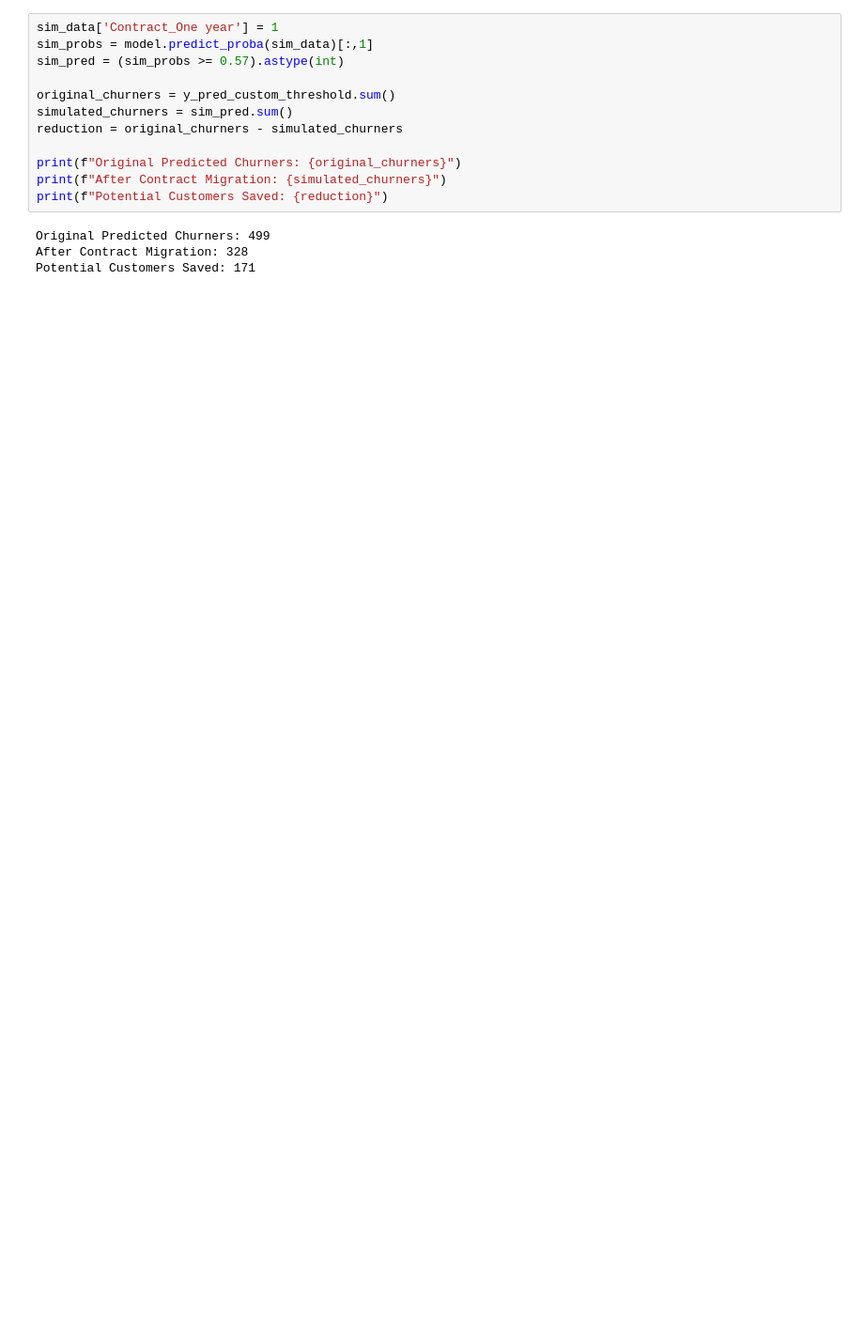
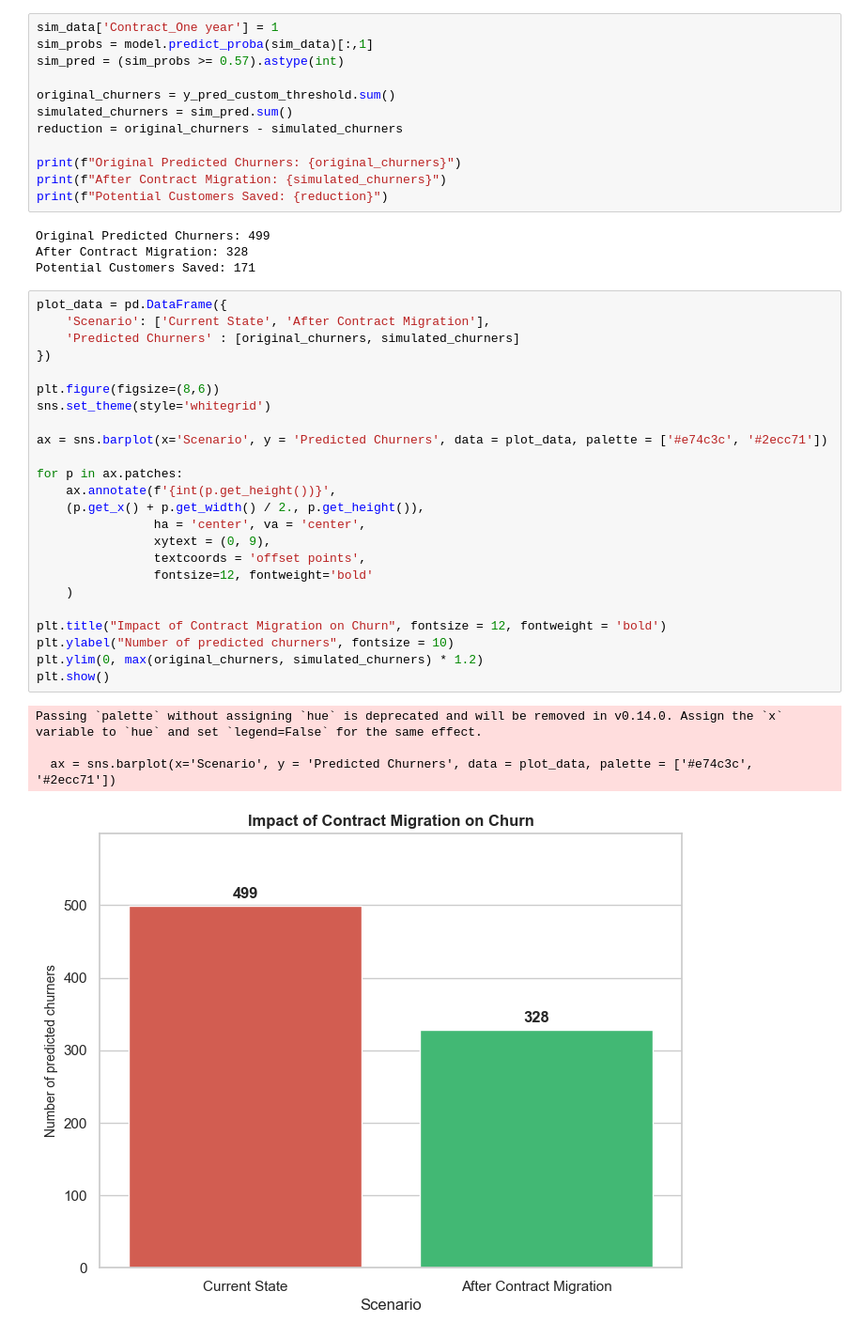
Before and after one commit to N-anle/TelecomChurnAnalysis, a Jupyter notebook: notebook.ipynb, the cells around one changed output. Shown at 94% size. Saved outputs shown, nothing was run; the diff lists cells and outputs as text; blank space fills up the shorter version.

```diff
--- a/notebook.ipynb
+++ b/notebook.ipynb
@@ -2126,3 +2142,32 @@ print(f"Potential Customers Saved: {reduction}")
 Original Predicted Churners: 499
 After Contract Migration: 328
 Potential Customers Saved: 171
+# %%
+plot_data = pd.DataFrame({
+    'Scenario': ['Current State', 'After Contract Migration'],
+    'Predicted Churners' : [original_churners, simulated_churners]
+})
+
+plt.figure(figsize=(8,6))
+sns.set_theme(style='whitegrid')
+
+ax = sns.barplot(x='Scenario', y = 'Predicted Churners', data = plot_data, palette = ['#e74c3c', '#2ecc71'])
+
+for p in ax.patches:
+    ax.annotate(f'{int(p.get_height())}',
+    (p.get_x() + p.get_width() / 2., p.get_height()),
+                ha = 'center', va = 'center',
+                xytext = (0, 9),
+                textcoords = 'offset points',
+                fontsize=12, fontweight='bold'
+    )
+
+plt.title("Impact of Contract Migration on Churn", fontsize = 12, fontweight = 'bold')
+plt.ylabel("Number of predicted churners", fontsize = 10)
+plt.ylim(0, max(original_churners, simulated_churners) * 1.2)
+plt.show()
+# %% [output]
+Passing `palette` without assigning `hue` is deprecated and will be removed in v0.14.0. Assign the `x` variable to `hue` and set `legend=False` for the same effect.
+
+  ax = sns.barplot(x='Scenario', y = 'Predicted Churners', data = plot_data, palette = ['#e74c3c', '#2ecc71'])
+[figure, added]
```
Also changed, not shown: parts of 6 cells of this notebook, 6 other files.
